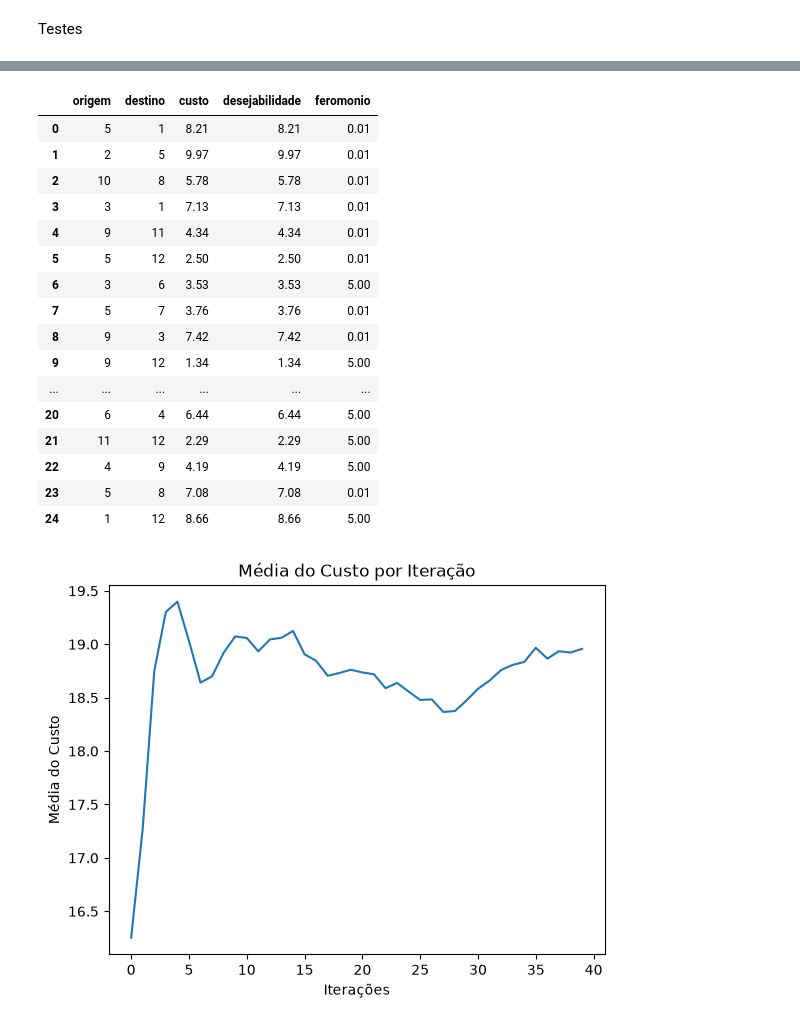
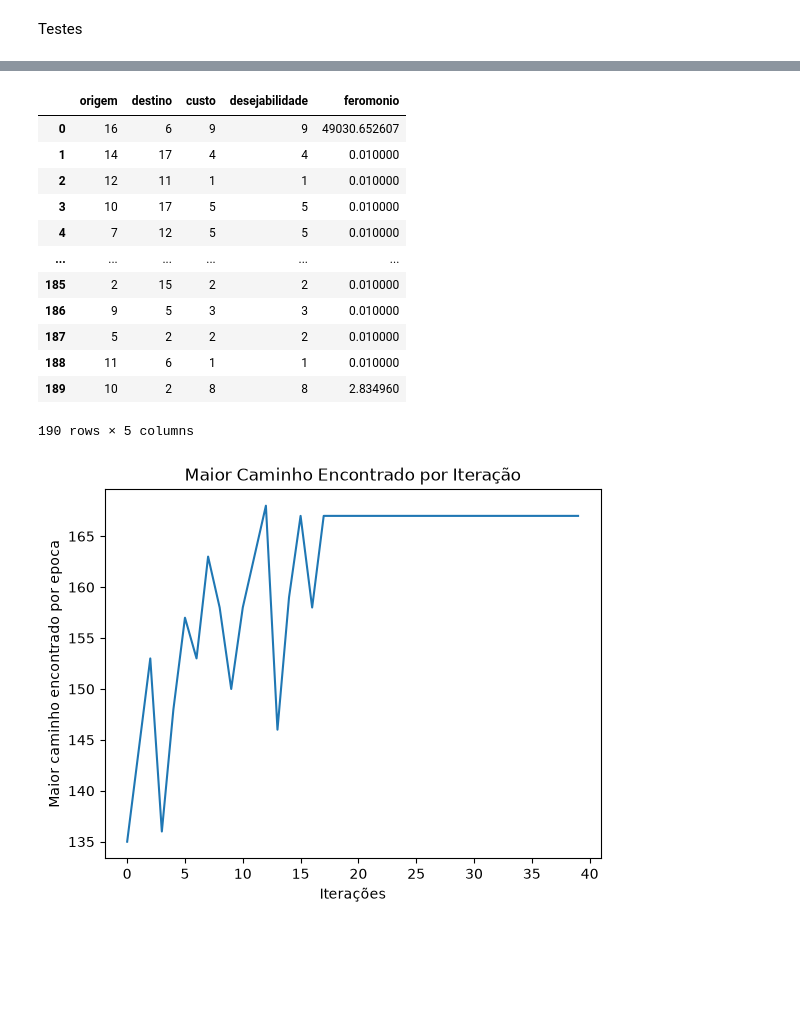
Before and after one commit to caueDsilva/ACO-Optimization, a Jupyter notebook: ACO.ipynb, the cells around one changed output, grey strips where cells are left out. Drawn from its saved outputs; the diff is of its cells as text; code cells hidden in the pictures; blank space fills up the shorter version.

Commit message:
ACO-funcao-melhor-caminho-feliz

```diff
--- a/ACO.ipynb
+++ b/ACO.ipynb
@@ -7,6 +7,6 @@ N_formigas = 40
 N_iteracoes = 40
 # %%
-grafo = pd.read_csv('grafo1.csv', sep='\t')
+grafo = pd.read_csv('grafo2.csv', sep='\t')
 grafo.head()
 # %% [output]
 |  | origem | destino | custo |
@@ -118,6 +118,12 @@ def atualizar_feromonio_ruim(grafo, caminho_formiga):
 def calcular_media(matriz_formigas):
     media = matriz_formigas['custo'].mean()
     return media
+# %%
+def melhor_caminho_feliz(resultados):
+    validos = [r for r in resultados if r[2]]      # só quem chegou na meta
+    if not validos:
+        return None
+    return max(validos, key=lambda r: r[1])        # (caminho, custo, chegou)
 # %% [markdown]
 ### Funcao para iniciar
 # %%
@@ -141,18 +147,25 @@ def iniciar_formigas(grafo, N_formigas, meta):
     for caminho, custo, chegou in resultados:
         if chegou:
             atualizar_feromonio(grafo, caminho, custo)
+
         else:
             atualizar_feromonio_ruim(grafo, caminho)
 
+    melhor = melhor_caminho_feliz(resultados)
+    if melhor is not None:
+        atualizar_feromonio(grafo, melhor[0], melhor[1] * 5)  # reforço extra para o melhor caminho
+
     grafo['feromonio'] = grafo['feromonio'].clip(lower=0.01)
     return matriz_formigas, caminho_formiga, calcular_media(matriz_formigas)
 # %%
+media = []
+melhores = []
 matriz_formigas = pd.DataFrame(columns=['formiga', 'caminho', 'custo'])
-media = []
 for i in range(N_iteracoes):
 
-    matriz_formigas,caminho_formiga,media_epoca = iniciar_formigas(grafo, N_formigas,12)
-    media.append(media_epoca)
+    matriz_formigas,caminho_formiga,media_iteracao = iniciar_formigas(grafo, N_formigas,20)
+    melhores.append(matriz_formigas['custo'].tail(N_formigas).max())
+    media.append(media_iteracao)
 # %% [markdown]
 Testes
 # %%
@@ -175,27 +188,23 @@ matriz_formigas
 grafo
 # %% [output]
 |  | origem | destino | custo | desejabilidade | feromonio |
-| 0 | 5 | 1 | 8.21 | 8.21 | 0.01 |
-| 1 | 2 | 5 | 9.97 | 9.97 | 0.01 |
-| 2 | 10 | 8 | 5.78 | 5.78 | 0.01 |
-| 3 | 3 | 1 | 7.13 | 7.13 | 0.01 |
-| 4 | 9 | 11 | 4.34 | 4.34 | 0.01 |
-| 5 | 5 | 12 | 2.50 | 2.50 | 0.01 |
-| 6 | 3 | 6 | 3.53 | 3.53 | 5.00 |
-| 7 | 5 | 7 | 3.76 | 3.76 | 0.01 |
-| 8 | 9 | 3 | 7.42 | 7.42 | 0.01 |
-| 9 | 9 | 12 | 1.34 | 1.34 | 5.00 |
+| 0 | 16 | 6 | 9 | 9 | 49030.652607 |
+| 1 | 14 | 17 | 4 | 4 | 0.010000 |
+| 2 | 12 | 11 | 1 | 1 | 0.010000 |
+| 3 | 10 | 17 | 5 | 5 | 0.010000 |
+| 4 | 7 | 12 | 5 | 5 | 0.010000 |
 | ... | ... | ... | ... | ... | ... |
-| 20 | 6 | 4 | 6.44 | 6.44 | 5.00 |
-| 21 | 11 | 12 | 2.29 | 2.29 | 5.00 |
-| 22 | 4 | 9 | 4.19 | 4.19 | 5.00 |
-| 23 | 5 | 8 | 7.08 | 7.08 | 0.01 |
-| 24 | 1 | 12 | 8.66 | 8.66 | 5.00 |
+| 185 | 2 | 15 | 2 | 2 | 0.010000 |
+| 186 | 9 | 5 | 3 | 3 | 0.010000 |
+| 187 | 5 | 2 | 2 | 2 | 0.010000 |
+| 188 | 11 | 6 | 1 | 1 | 0.010000 |
+| 189 | 10 | 2 | 8 | 8 | 2.834960 |
+190 rows × 5 columns
 # %%
-plt.plot(range(N_iteracoes), media)
+plt.plot(range(N_iteracoes), melhores)
 plt.xlabel('Iterações')
-plt.ylabel('Média do Custo')
-plt.title('Média do Custo por Iteração')
+plt.ylabel('Maior caminho encontrado por epoca')
+plt.title('Maior Caminho Encontrado por Iteração')
 plt.show()
 # %% [output]
-[figure, old version]
+[figure, new version]
```
Also changed, not shown: parts of 8 cells of this notebook, 1 other file.
